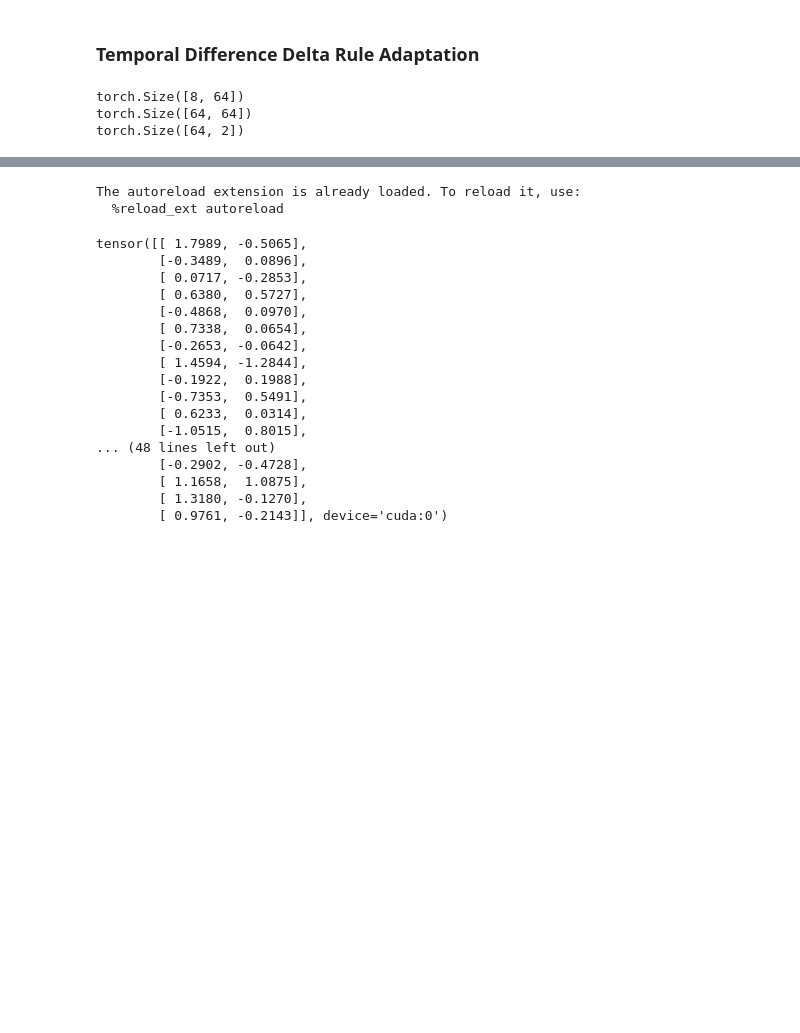
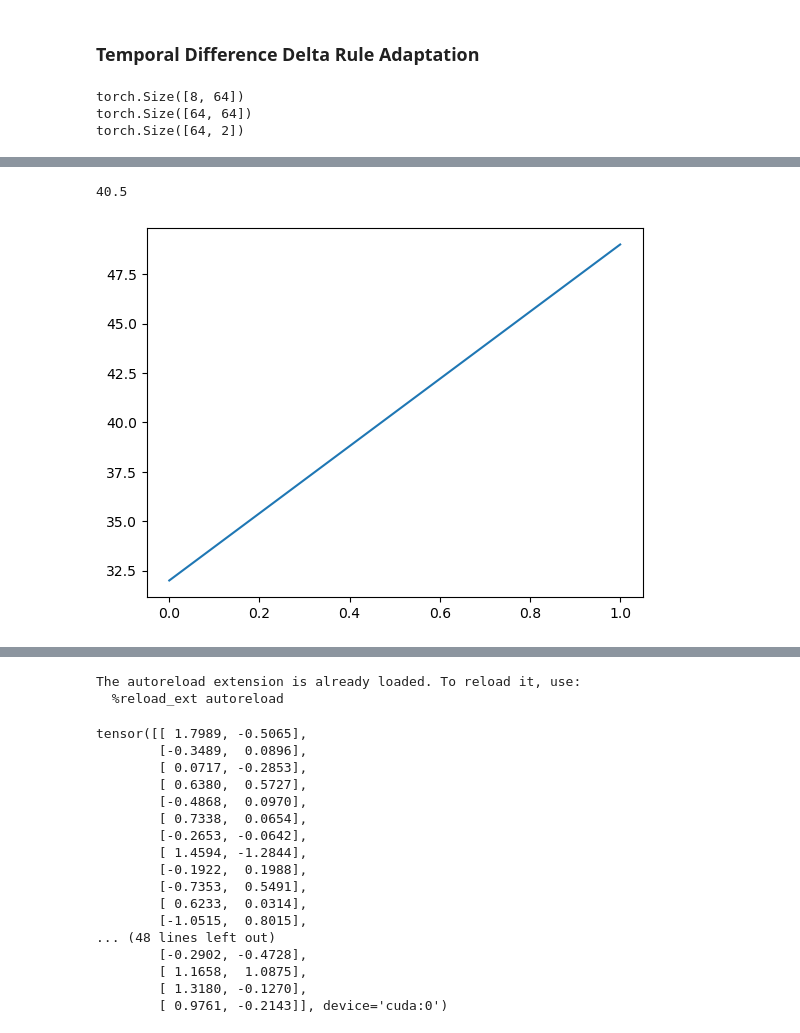
Before and after one commit to mahmoudakl/dsrl, a Jupyter notebook: rstdp_domain_adaptation/delta_cartpole_adaptation.ipynb, the cells around one changed output, grey strips where cells are left out. Cells and saved outputs as stored; diff of their text form; code cells hidden in the pictures; blank space fills up the shorter version.

```diff
--- a/rstdp_domain_adaptation/delta_cartpole_adaptation.ipynb
+++ b/rstdp_domain_adaptation/delta_cartpole_adaptation.ipynb
@@ -189,0 +455,5 @@ torch.Size([64, 2])
+# %%
+test(0,2)
+# %% [output]
+40.5
+[figure, added]
```
Also changed, not shown: parts of 13 cells of this notebook, 1 other file.
